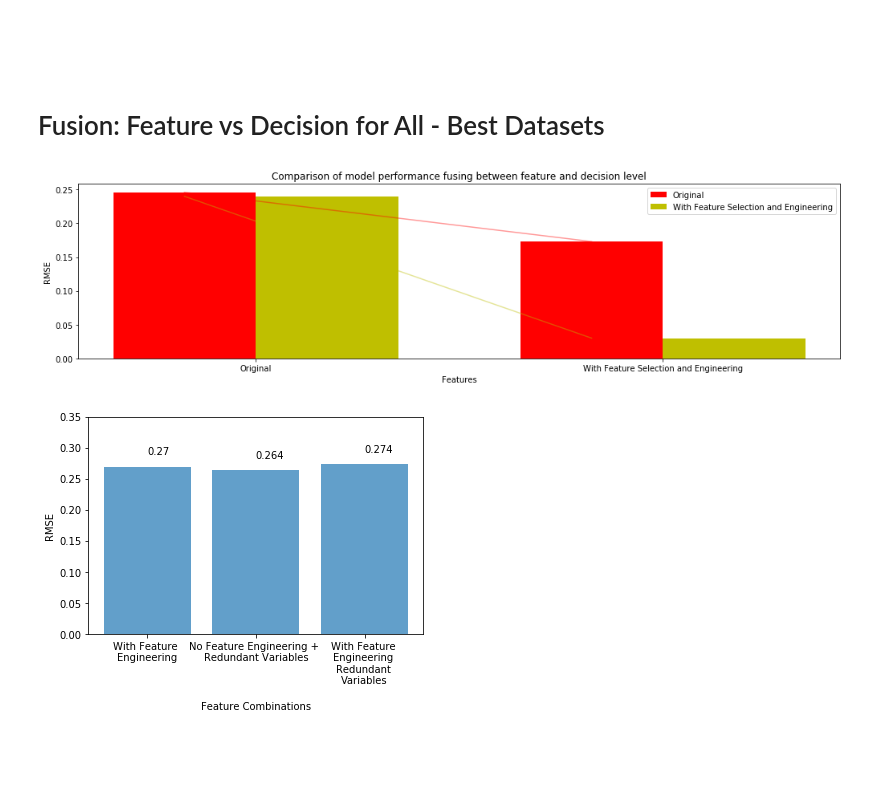
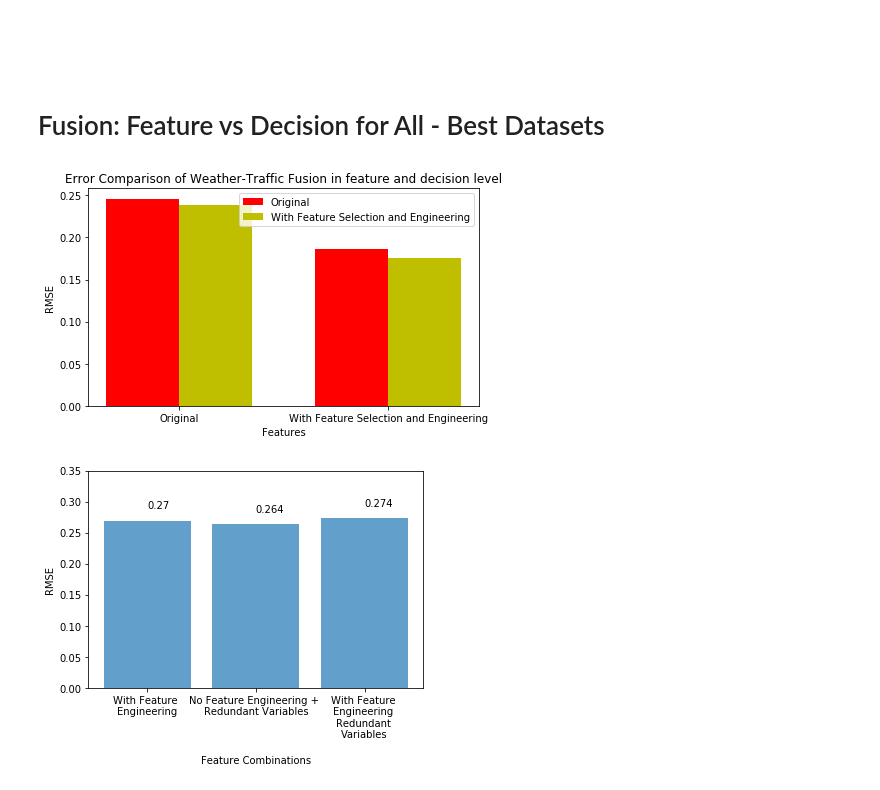
Before and after one commit to fuouo/TrafficBato, a Jupyter notebook: analysis/DataVisualization.ipynb, the cells around one changed output. Cells and saved outputs as stored; diff of their text form; code cells hidden in the pictures; blank space fills up the shorter version.

```diff
--- a/analysis/DataVisualization.ipynb
+++ b/analysis/DataVisualization.ipynb
@@ -490,32 +492,32 @@ plt.show()
 # %%
 datasets = ['Original', 'With Feature Selection and Engineering']
 ff_rmse = [0.246, 0.186]
-df_rmse = [0.238, 0.1]
+df_rmse = [0.238, 0.175]
 
 ind = np.arange(len(ff_rmse))  # the x locations for the groups
-width = 0.35       # the width of the bars
+width = 0.35     # the width of the bars
 
-fig, ax = plt.subplots(figsize=(17,4))
+fig, ax = plt.subplots(figsize=(7,4))
 
 rects1 = ax.bar(ind, ff_rmse, width, color='r')
-ax.plot(ff_rmse, color='r', alpha=0.4)
+# ax.plot(ff_rmse, color='r', alpha=0.4)
 
 rects2 = ax.bar(ind + width, df_rmse, width, color='y')
-ax.plot(df_rmse, color='y', alpha=0.4)
+# ax.plot(df_rmse, color='y', alpha=0.4)
 
 
 # add some text for labels, title and axes ticks
 ax.set_ylabel('RMSE')
 ax.set_xlabel('Features')
-ax.set_title('Comparison of model performance fusing between feature and decision level')
+ax.set_title('Error Comparison of Weather-Traffic Fusion in feature and decision level')
 ax.set_xticks(ind + width / 2)
 ax.set_xticklabels((datasets))
 
 ax.legend((rects1[0], rects2[0]), (datasets))
 
 plt.show()
 # %% [output]
-[figure, old version]
+[figure, new version]
 # %%
 #PM1 Analyzation
 rmse = [0.270, 0.264, 0.274]
```
Also changed, not shown: parts of 3 cells of this notebook.
